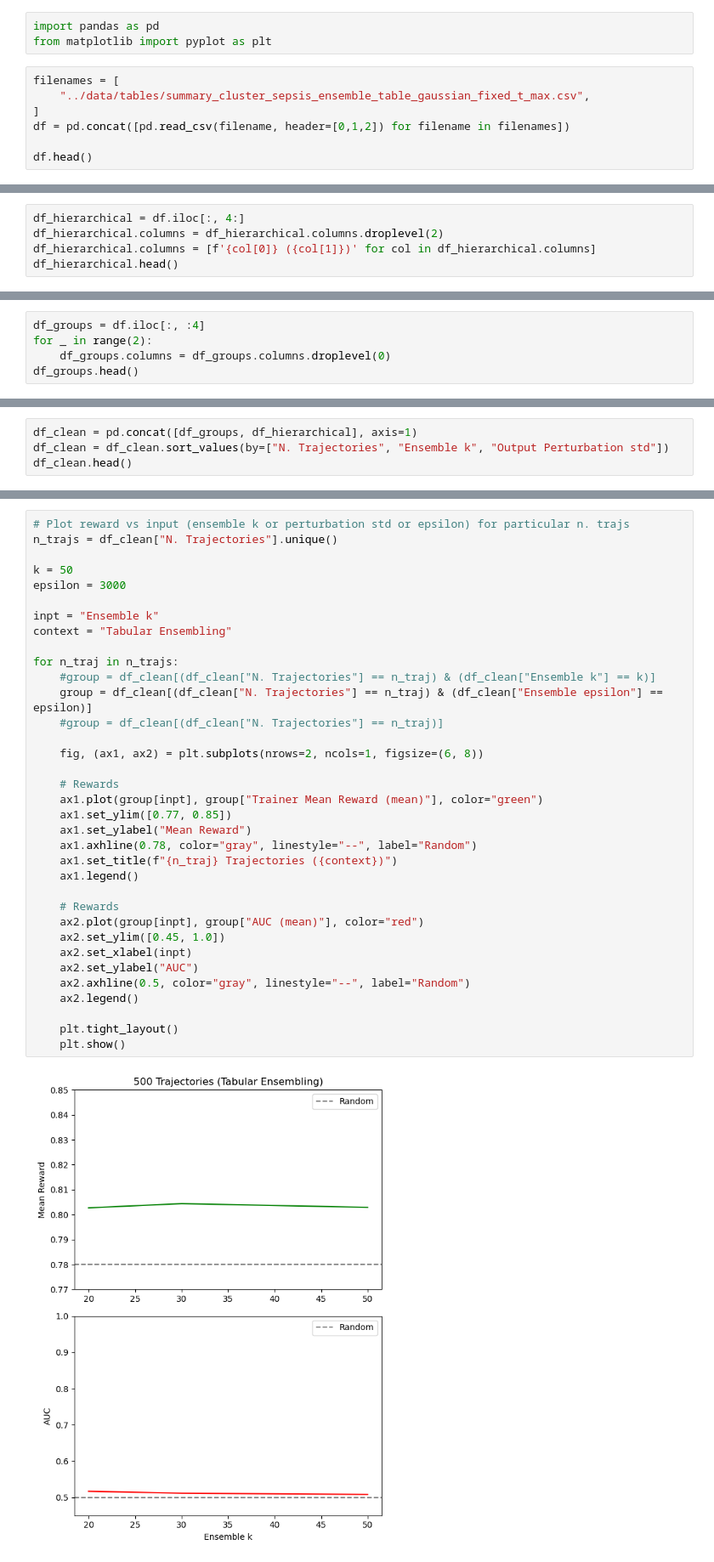
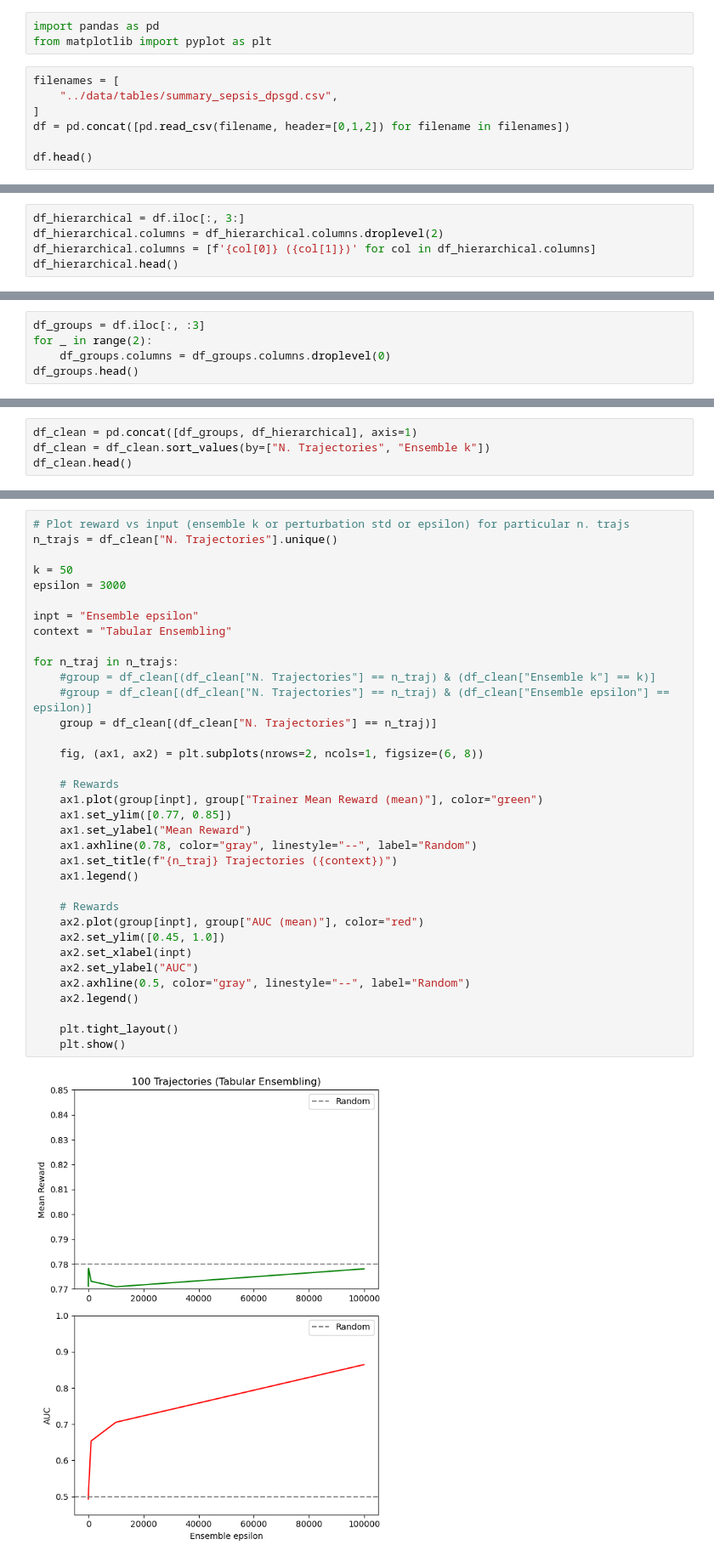
Before and after one commit to lanceHEN/Q-Learning-MIA, a Jupyter notebook: notebooks/dp_plots.ipynb, the cells around one changed output, grey strips where cells are left out. Shown at 85% size. Drawn from its saved outputs; the diff is of its cells as text.

Commit message:
Clean up repo--clean experiment code, remove stale dirs

```diff
--- a/notebooks/dp_plots.ipynb
+++ b/notebooks/dp_plots.ipynb
@@ -7,7 +7,7 @@ import pandas as pd
 from matplotlib import pyplot as plt
 # %%
 filenames = [
-    "../data/tables/summary_cluster_sepsis_ensemble_table_gaussian_fixed_t_max.csv",
+    "../data/tables/summary_sepsis_dpsgd.csv",
 ]
 df = pd.concat([pd.read_csv(filename, header=[0,1,2]) for filename in filenames])
 
@@ -25,5 +25,5 @@ df.head()
 # %%
-df_hierarchical = df.iloc[:, 4:]
+df_hierarchical = df.iloc[:, 3:]
 df_hierarchical.columns = df_hierarchical.columns.droplevel(2)
 df_hierarchical.columns = [f'{col[0]} ({col[1]})' for col in df_hierarchical.columns]
 df_hierarchical.head()
@@ -37,5 +37,5 @@ df_hierarchical.head()
 # %%
-df_groups = df.iloc[:, :4]
+df_groups = df.iloc[:, :3]
 for _ in range(2):
     df_groups.columns = df_groups.columns.droplevel(0)
 df_groups.head()
@@ -49,5 +49,5 @@ df_groups.head()
 # %%
 df_clean = pd.concat([df_groups, df_hierarchical], axis=1)
-df_clean = df_clean.sort_values(by=["N. Trajectories", "Ensemble k", "Output Perturbation std"])
+df_clean = df_clean.sort_values(by=["N. Trajectories", "Ensemble k"])
 df_clean.head()
 # %% [output]
@@ -64,34 +64,34 @@ n_trajs = df_clean["N. Trajectories"].unique()
 
 k = 50
 epsilon = 3000
 
-inpt = "Ensemble k"
+inpt = "Ensemble epsilon"
 context = "Tabular Ensembling"
 
 for n_traj in n_trajs:
     #group = df_clean[(df_clean["N. Trajectories"] == n_traj) & (df_clean["Ensemble k"] == k)]
-    group = df_clean[(df_clean["N. Trajectories"] == n_traj) & (df_clean["Ensemble epsilon"] == epsilon)]
-    #group = df_clean[(df_clean["N. Trajectories"] == n_traj)]
+    #group = df_clean[(df_clean["N. Trajectories"] == n_traj) & (df_clean["Ensemble epsilon"] == epsilon)]
+    group = df_clean[(df_clean["N. Trajectories"] == n_traj)]
 
     fig, (ax1, ax2) = plt.subplots(nrows=2, ncols=1, figsize=(6, 8))
 
     # Rewards
     ax1.plot(group[inpt], group["Trainer Mean Reward (mean)"], color="green")
     ax1.set_ylim([0.77, 0.85])
     ax1.set_ylabel("Mean Reward")
     ax1.axhline(0.78, color="gray", linestyle="--", label="Random")
     ax1.set_title(f"{n_traj} Trajectories ({context})")
     ax1.legend()
 
     # Rewards
     ax2.plot(group[inpt], group["AUC (mean)"], color="red")
     ax2.set_ylim([0.45, 1.0])
     ax2.set_xlabel(inpt)
     ax2.set_ylabel("AUC")
     ax2.axhline(0.5, color="gray", linestyle="--", label="Random")
     ax2.legend()
 
     plt.tight_layout()
     plt.show()
 # %% [output]
-[figure, old version]
+[figure, new version]
```
Also changed, not shown: parts of 9 cells of this notebook, 25 other files.
